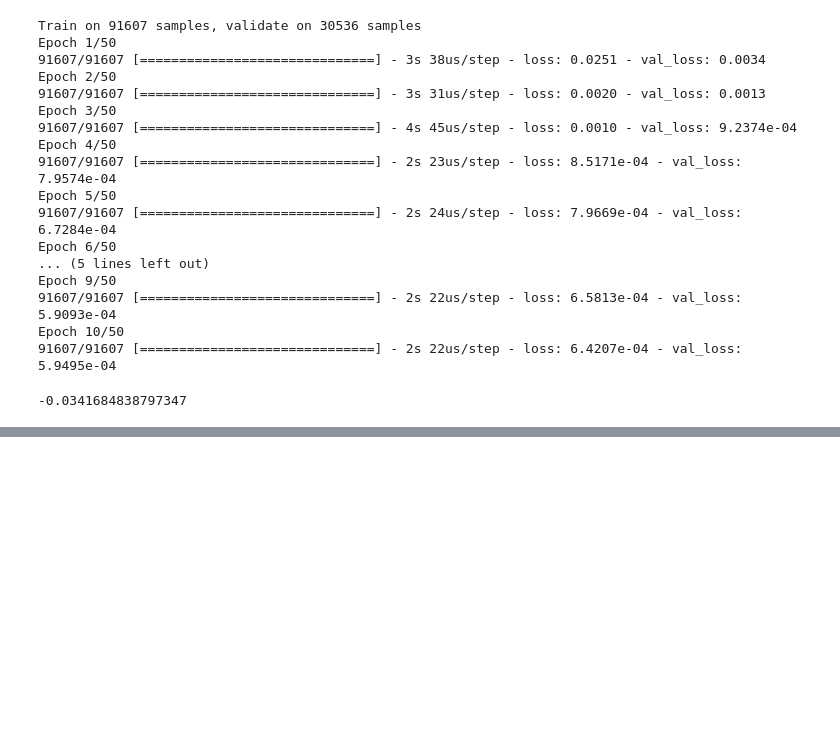
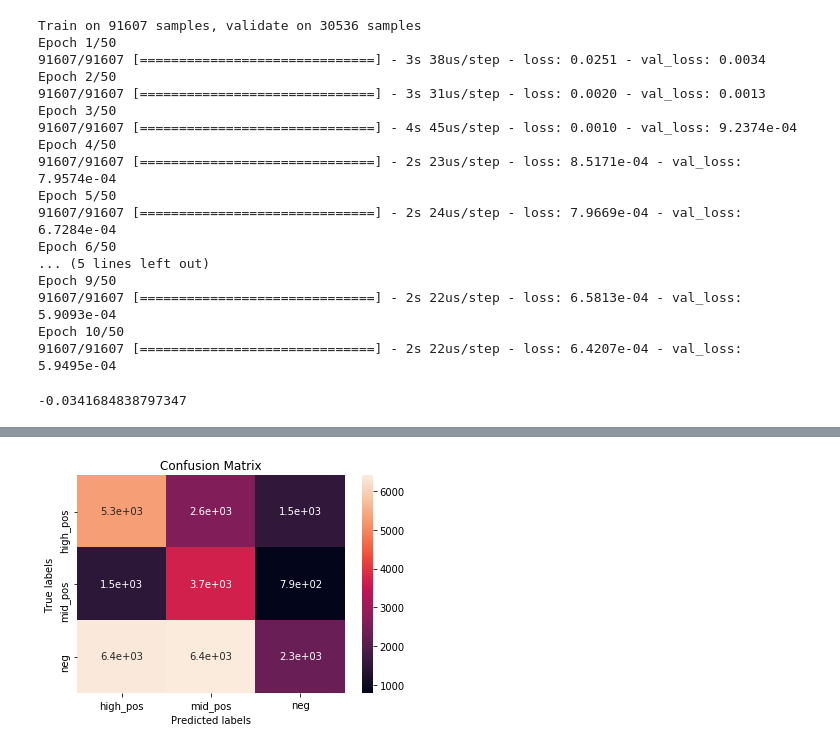
Before and after one commit to alexkapele/jane_street_prediction, a Jupyter notebook: jane_street.ipynb, the cells around one changed output, grey strips where cells are left out. Cells and saved outputs as stored; diff of their text form; code cells hidden in the pictures; blank space fills up the shorter version.

```diff
--- a/jane_street.ipynb
+++ b/jane_street.ipynb
@@ -382,0 +437,3 @@ r2_score(y_test,y_pred)
+# %%
+from sklearn.model_selection import train_test_split
+X_train, X_test, y_train, y_test = train_test_split(X_norm,y_label,test_size=0.25, random_state=42)
@@ -382,0 +448,2 @@ r2_score(y_test,y_pred)
+# %%
+y_pred = model.predict(X_test)
@@ -382,0 +465,17 @@ r2_score(y_test,y_pred)
+# %%
+from sklearn.metrics import confusion_matrix
+
+#Calculate confusion matrix
+cm = confusion_matrix(y_test, y_pred, model.classes_)
+
+#Plot confusion matrix heatmap
+ax= plt.subplot()
+sns.heatmap(cm, annot=True, ax = ax)
+ax.set_xlabel('Predicted labels')
+ax.set_ylabel('True labels')
+ax.set_title('Confusion Matrix')
+ax.xaxis.set_ticklabels(model.classes_)
+ax.yaxis.set_ticklabels(model.classes_)
+plt.show()
+# %% [output]
+[figure, added]
```
Also changed, not shown: parts of 15 cells of this notebook.
